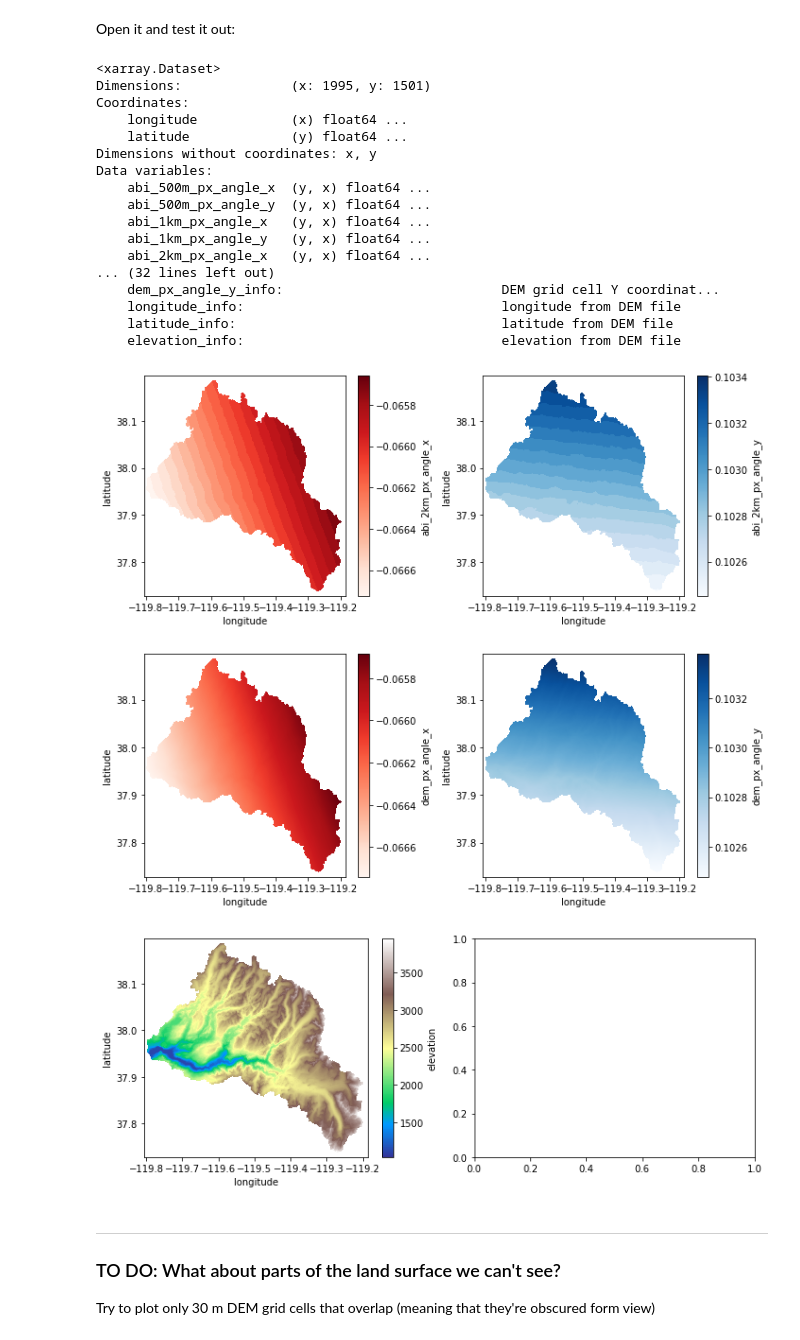
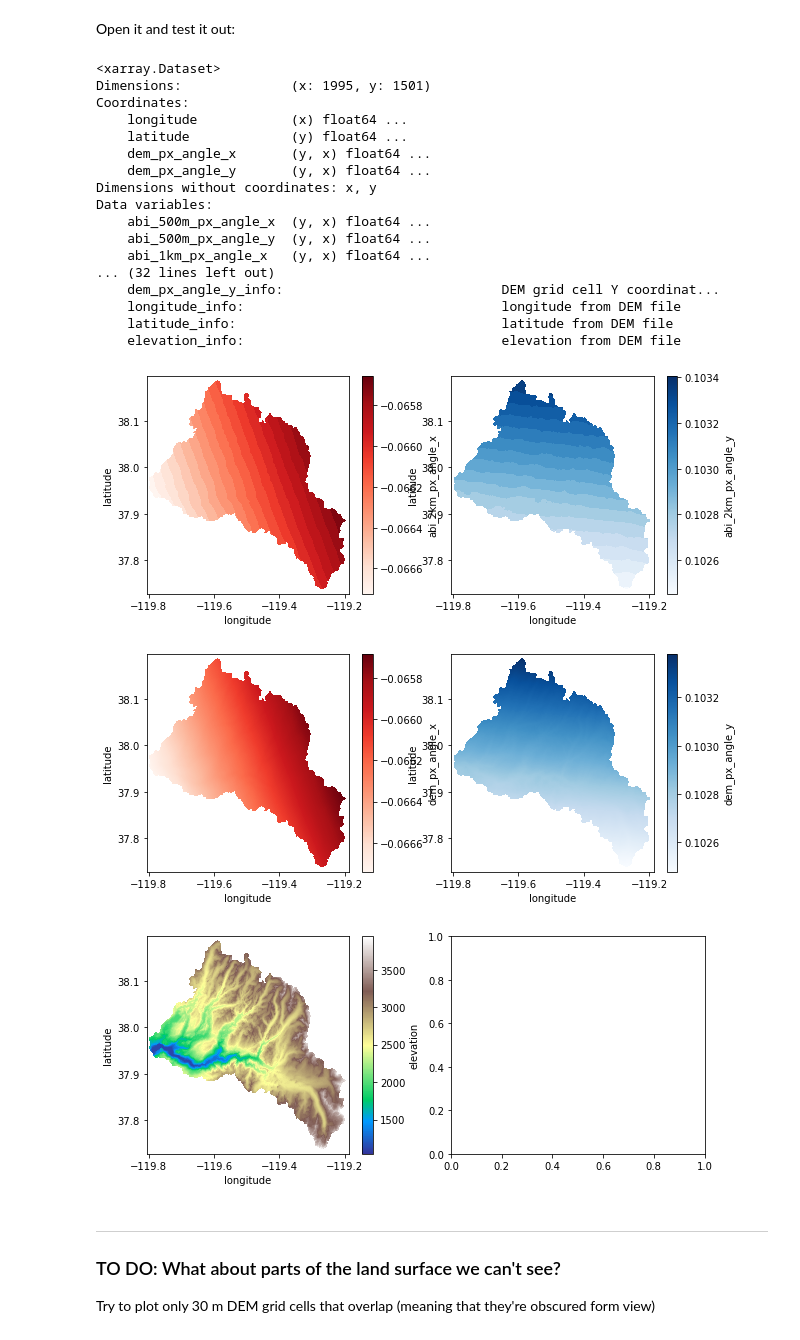
Before and after one commit to spestana/goes-ortho, a Jupyter notebook: goes-make-ortho-map.ipynb, the cells around one changed output. Saved outputs shown, nothing was run; the diff lists cells and outputs as text; code cells hidden in the pictures.

```diff
--- a/goes-make-ortho-map.ipynb
+++ b/goes-make-ortho-map.ipynb
@@ -379,40 +378,38 @@ Open it and test it out:
 # %%
 with xr.open_dataset('test_map_tuol.nc') as tuol_test:
     print(tuol_test)
+
     fig, ax = plt.subplots(1,2,figsize=(10,4))
     tuol_test.abi_2km_px_angle_x.plot(x='longitude',y='latitude',cmap='Reds',ax=ax[0])
     tuol_test.abi_2km_px_angle_y.plot(x='longitude',y='latitude',cmap='Blues',ax=ax[1])
-    plt.tight_layout()
 
     fig, ax = plt.subplots(1,2,figsize=(10,4))
     tuol_test.dem_px_angle_x.plot(x='longitude',y='latitude',cmap='Reds',ax=ax[0])
     tuol_test.dem_px_angle_y.plot(x='longitude',y='latitude',cmap='Blues',ax=ax[1])
-    plt.tight_layout()
 
     fig, ax = plt.subplots(1,2,figsize=(10,4))
     tuol_test.elevation.plot(x='longitude',y='latitude',cmap='terrain',ax=ax[0])
-    plt.tight_layout()
 # %% [output]
 <xarray.Dataset>
 Dimensions:              (x: 1995, y: 1501)
 Coordinates:
     longitude            (x) float64 ...
     latitude             (y) float64 ...
+    dem_px_angle_x       (y, x) float64 ...
+    dem_px_angle_y       (y, x) float64 ...
 Dimensions without coordinates: x, y
 Data variables:
     abi_500m_px_angle_x  (y, x) float64 ...
     abi_500m_px_angle_y  (y, x) float64 ...
     abi_1km_px_angle_x   (y, x) float64 ...
-    abi_1km_px_angle_y   (y, x) float64 ...
-    abi_2km_px_angle_x   (y, x) float64 ...
 ... (32 lines left out)
     dem_px_angle_y_info:                            DEM grid cell Y coordinat...
     longitude_info:                                 longitude from DEM file
     latitude_info:                                  latitude from DEM file
     elevation_info:                                 elevation from DEM file
-[figure, old version]
+[figure, new version]
-[figure, old version]
+[figure, new version]
-[figure, old version]
+[figure, new version]
 # %% [markdown]
 ***
 
```
Also changed, not shown: parts of 1 cell of this notebook, 1 other file.
